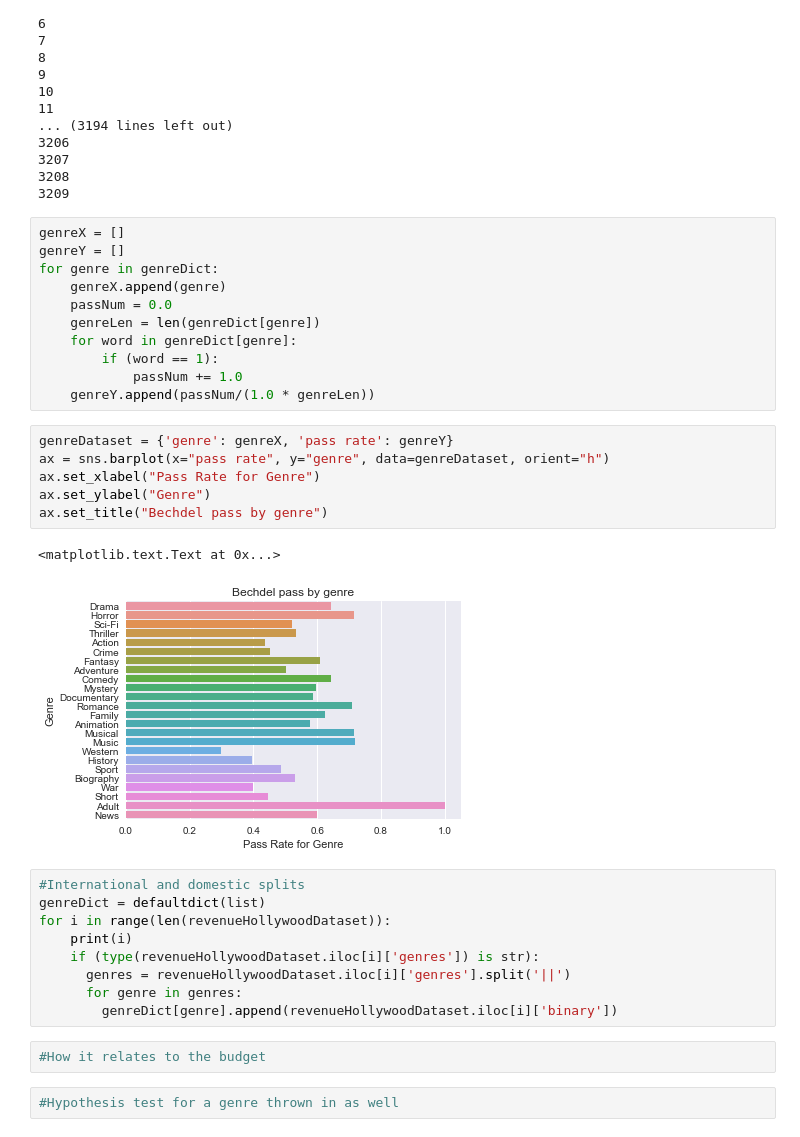
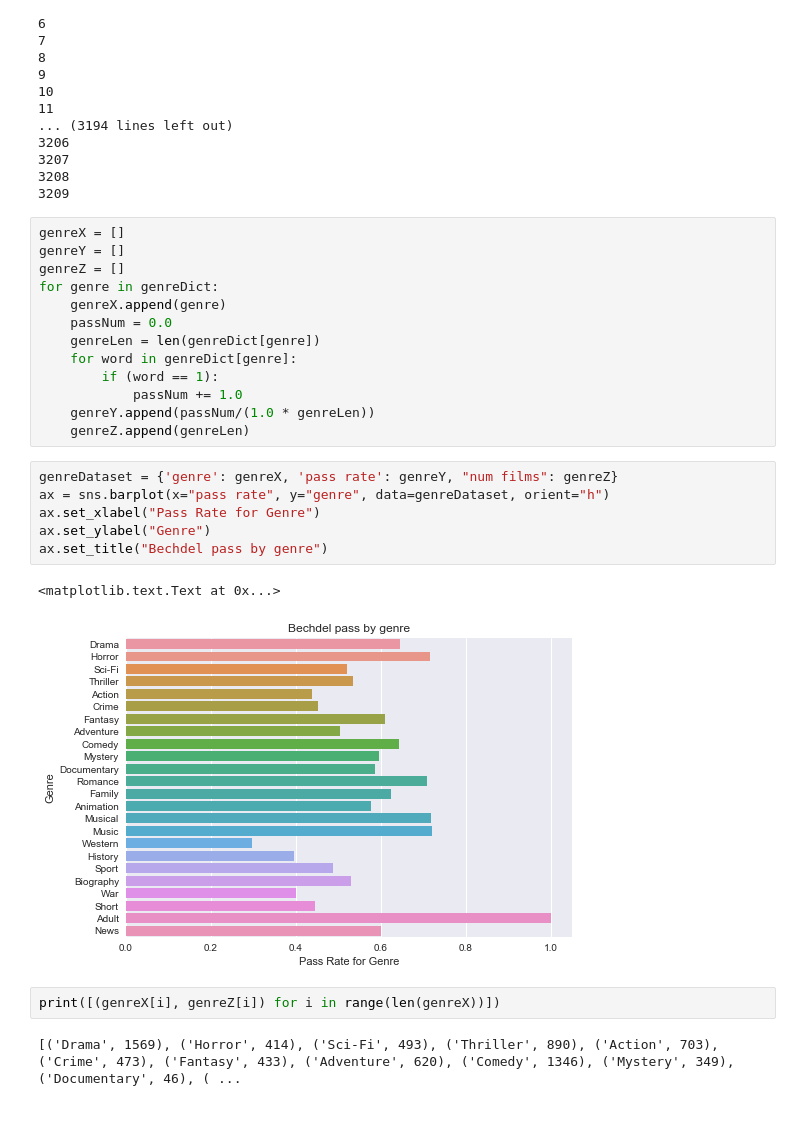
Before and after one commit to manav95/Data-Science-Intensive, a Jupyter notebook: MachineLearningAnalysis/MachineLearningAnalysisNew.ipynb, the cells around one changed output. Drawn from its saved outputs; the diff is of its cells as text.

```diff
--- a/MachineLearningAnalysis/MachineLearningAnalysisNew.ipynb
+++ b/MachineLearningAnalysis/MachineLearningAnalysisNew.ipynb
@@ -973,6 +973,7 @@ for i in range(len(revenueHollywoodDataset)):
 # %%
 genreX = []
 genreY = []
+genreZ = []
 for genre in genreDict:
     genreX.append(genre)
     passNum = 0.0
@@ -981,25 +982,17 @@ for genre in genreDict:
         if (word == 1):
             passNum += 1.0
     genreY.append(passNum/(1.0 * genreLen))
+    genreZ.append(genreLen)
 # %%
-genreDataset = {'genre': genreX, 'pass rate': genreY}
+genreDataset = {'genre': genreX, 'pass rate': genreY, "num films": genreZ}
 ax = sns.barplot(x="pass rate", y="genre", data=genreDataset, orient="h")
 ax.set_xlabel("Pass Rate for Genre")
 ax.set_ylabel("Genre")
 ax.set_title("Bechdel pass by genre")
 # %% [output]
 <matplotlib.text.Text at 0x...>
-[figure, old version]
+[figure, new version]
-# %%
-#International and domestic splits
-genreDict = defaultdict(list)
-for i in range(len(revenueHollywoodDataset)):
-    print(i)
-    if (type(revenueHollywoodDataset.iloc[i]['genres']) is str):
-      genres = revenueHollywoodDataset.iloc[i]['genres'].split('||')
-      for genre in genres:
-        genreDict[genre].append(revenueHollywoodDataset.iloc[i]['binary'])
-# %%
-#How it relates to the budget
-# %%
-#Hypothesis test for a genre thrown in as well
+# %%
+print([(genreX[i], genreZ[i]) for i in range(len(genreX))])
+# %% [output]
+[('Drama', 1569), ('Horror', 414), ('Sci-Fi', 493), ('Thriller', 890), ('Action', 703), ('Crime', 473), ('Fantasy', 433), ('Adventure', 620), ('Comedy', 1346), ('Mystery', 349), ('Documentary', 46), ( ...
```
Also changed, not shown: parts of 14 cells of this notebook.
